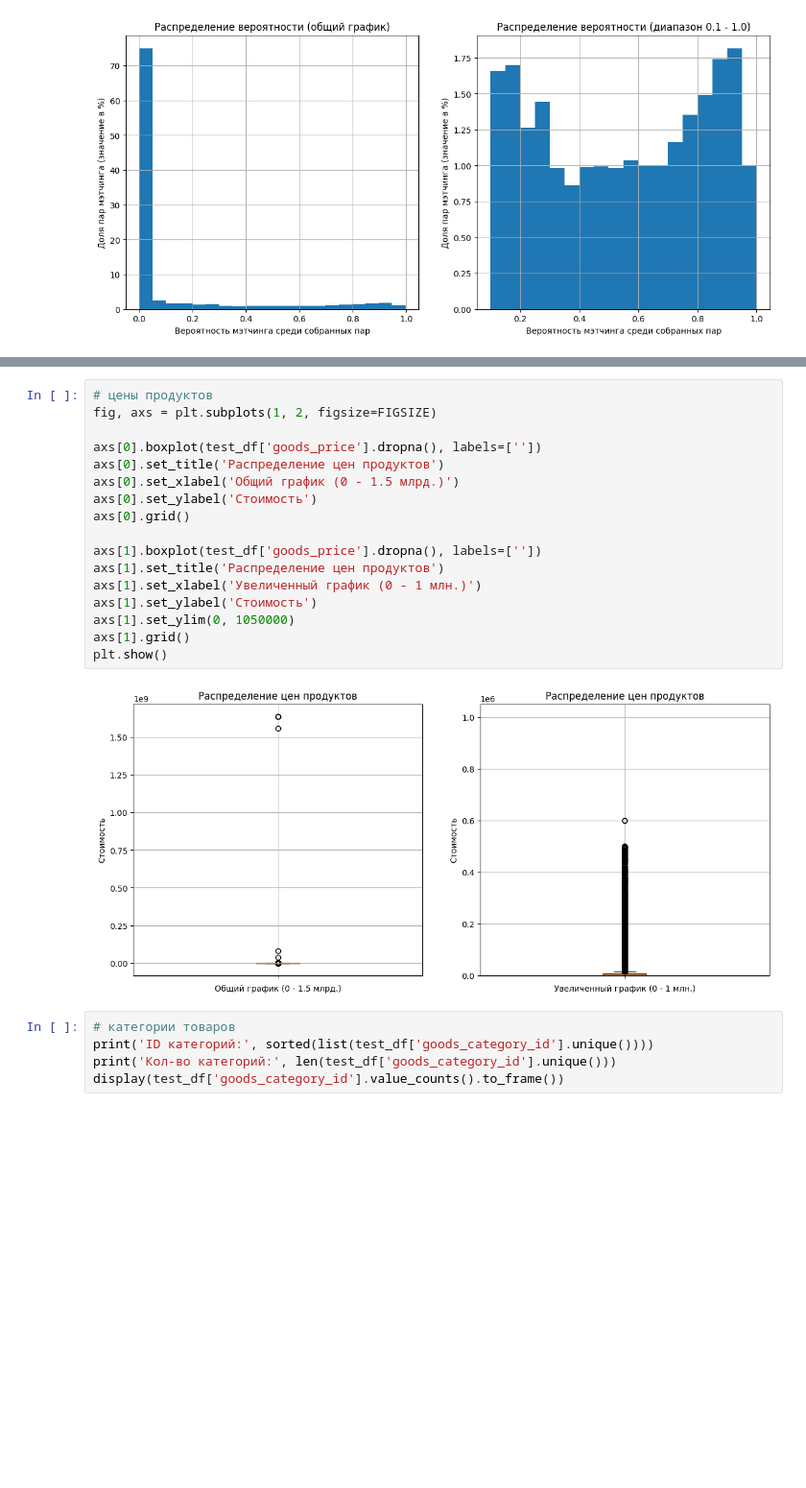
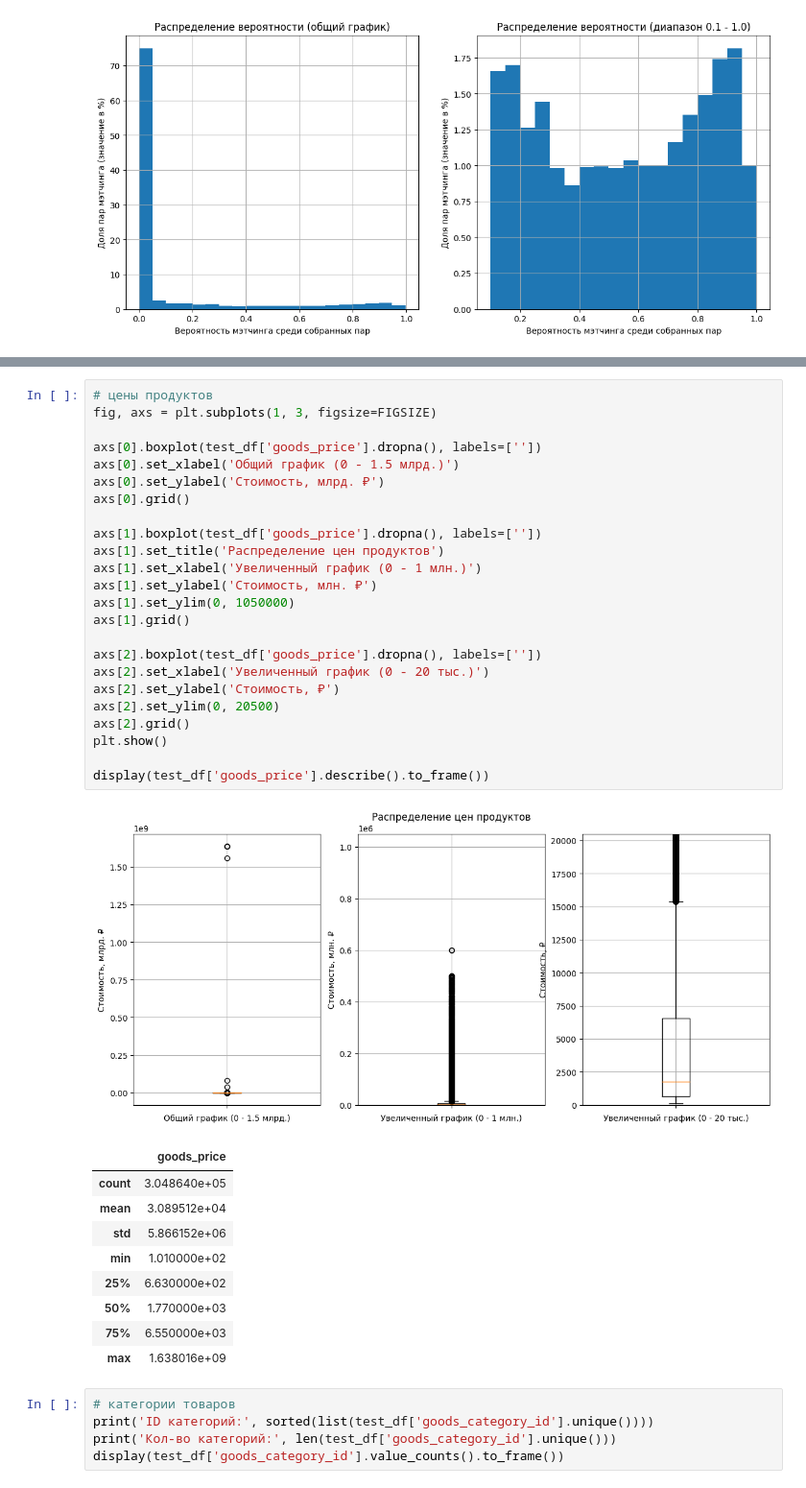
Before and after one commit to Danspers/Samokat.tech-Matching, a Jupyter notebook: Samokat.tech-Matching.ipynb, the cells around one changed output, grey strips where cells are left out. Shown: that part at 96% size. Saved outputs shown, nothing was run; the diff lists cells and outputs as text; blank space fills up the shorter version.

```diff
--- a/Samokat.tech-Matching.ipynb
+++ b/Samokat.tech-Matching.ipynb
@@ -361,22 +396,38 @@ plt.show()
 # %%
 # цены продуктов
-fig, axs = plt.subplots(1, 2, figsize=FIGSIZE)
+fig, axs = plt.subplots(1, 3, figsize=FIGSIZE)
 
 axs[0].boxplot(test_df['goods_price'].dropna(), labels=[''])
-axs[0].set_title('Распределение цен продуктов')
 axs[0].set_xlabel('Общий график (0 - 1.5 млрд.)')
-axs[0].set_ylabel('Стоимость')
+axs[0].set_ylabel('Стоимость, млрд. ₽')
 axs[0].grid()
 
 axs[1].boxplot(test_df['goods_price'].dropna(), labels=[''])
 axs[1].set_title('Распределение цен продуктов')
 axs[1].set_xlabel('Увеличенный график (0 - 1 млн.)')
-axs[1].set_ylabel('Стоимость')
+axs[1].set_ylabel('Стоимость, млн. ₽')
 axs[1].set_ylim(0, 1050000)
 axs[1].grid()
+
+axs[2].boxplot(test_df['goods_price'].dropna(), labels=[''])
+axs[2].set_xlabel('Увеличенный график (0 - 20 тыс.)')
+axs[2].set_ylabel('Стоимость, ₽')
+axs[2].set_ylim(0, 20500)
+axs[2].grid()
 plt.show()
+
+display(test_df['goods_price'].describe().to_frame())
 # %% [output]
-[figure, old version]
+[figure, new version]
+|  | goods_price |
+| count | 3.048640e+05 |
+| mean | 3.089512e+04 |
+| std | 5.866152e+06 |
+| min | 1.010000e+02 |
+| 25% | 6.630000e+02 |
+| 50% | 1.770000e+03 |
+| 75% | 6.550000e+03 |
+| max | 1.638016e+09 |
 # %%
 # категории товаров
 print('ID категорий:', sorted(list(test_df['goods_category_id'].unique())))
```
Also changed, not shown: parts of 34 cells of this notebook.
